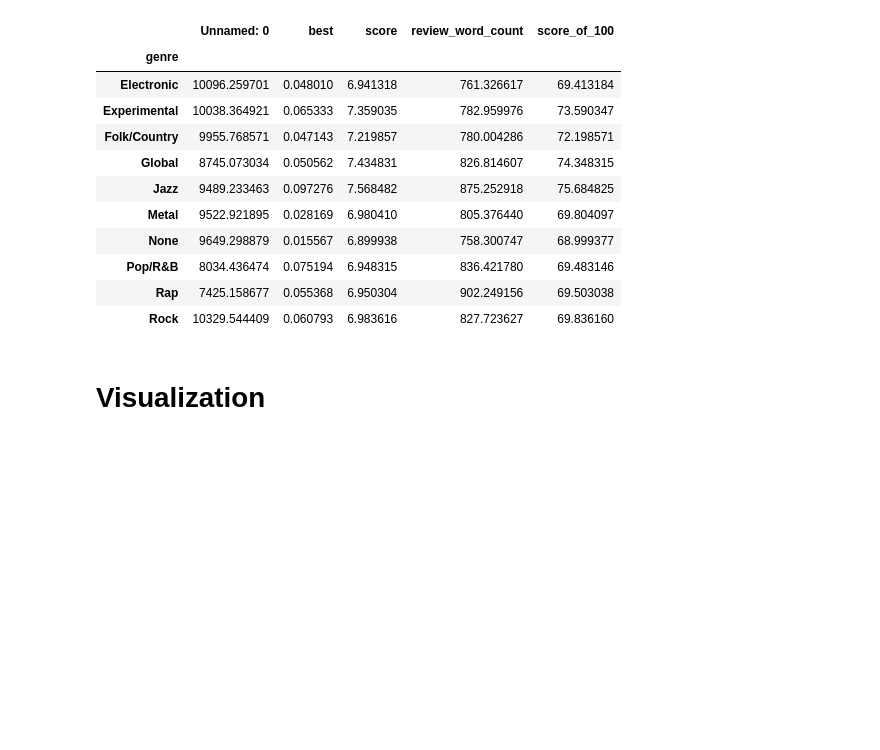
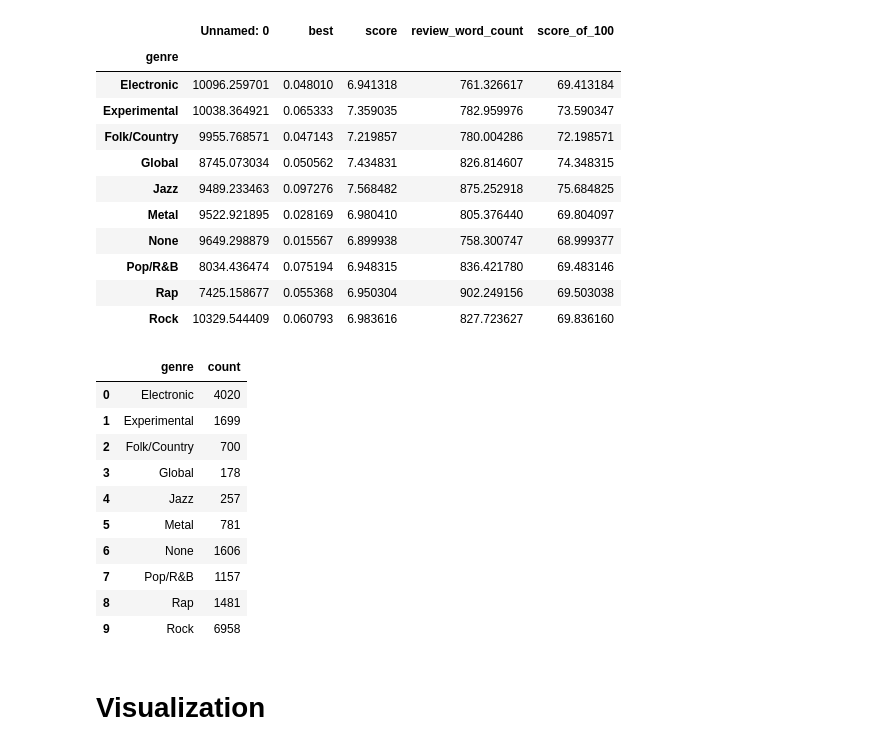
Before and after one commit to abourn/370-final, a Jupyter notebook: pitchfork.ipynb, the cells around one changed output. Drawn from its saved outputs; the diff is of its cells as text; code cells hidden in the pictures; blank space fills up the shorter version.

Commit message:
Genre count

```diff
--- a/pitchfork.ipynb
+++ b/pitchfork.ipynb
@@ -69,6 +69,22 @@ groupped_by_genre
 | Pop/R&B | 8034.436474 | 0.075194 | 6.948315 | 836.421780 | 69.483146 |
 | Rap | 7425.158677 | 0.055368 | 6.950304 | 902.249156 | 69.503038 |
 | Rock | 10329.544409 | 0.060793 | 6.983616 | 827.723627 | 69.836160 |
+# %%
+# number of reviews in genre
+review_count = reviews.groupby('genre').size().reset_index(name='count')
+review_count
+# %% [output]
+|  | genre | count |
+| 0 | Electronic | 4020 |
+| 1 | Experimental | 1699 |
+| 2 | Folk/Country | 700 |
+| 3 | Global | 178 |
+| 4 | Jazz | 257 |
+| 5 | Metal | 781 |
+| 6 | None | 1606 |
+| 7 | Pop/R&B | 1157 |
+| 8 | Rap | 1481 |
+| 9 | Rock | 6958 |
 # %% [markdown]
 # Visualization
 # %%
```
Also changed, not shown: parts of 1 cell of this notebook.
